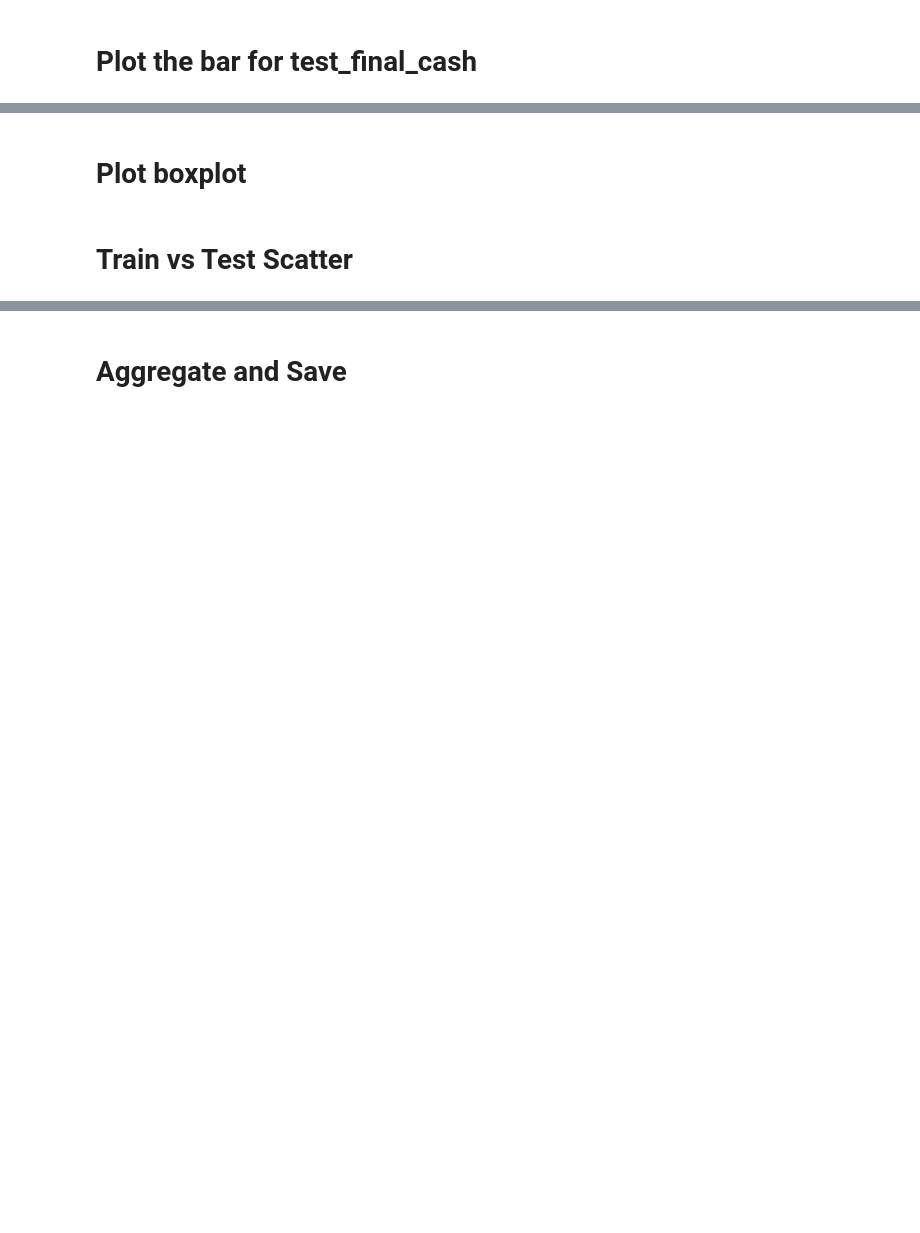
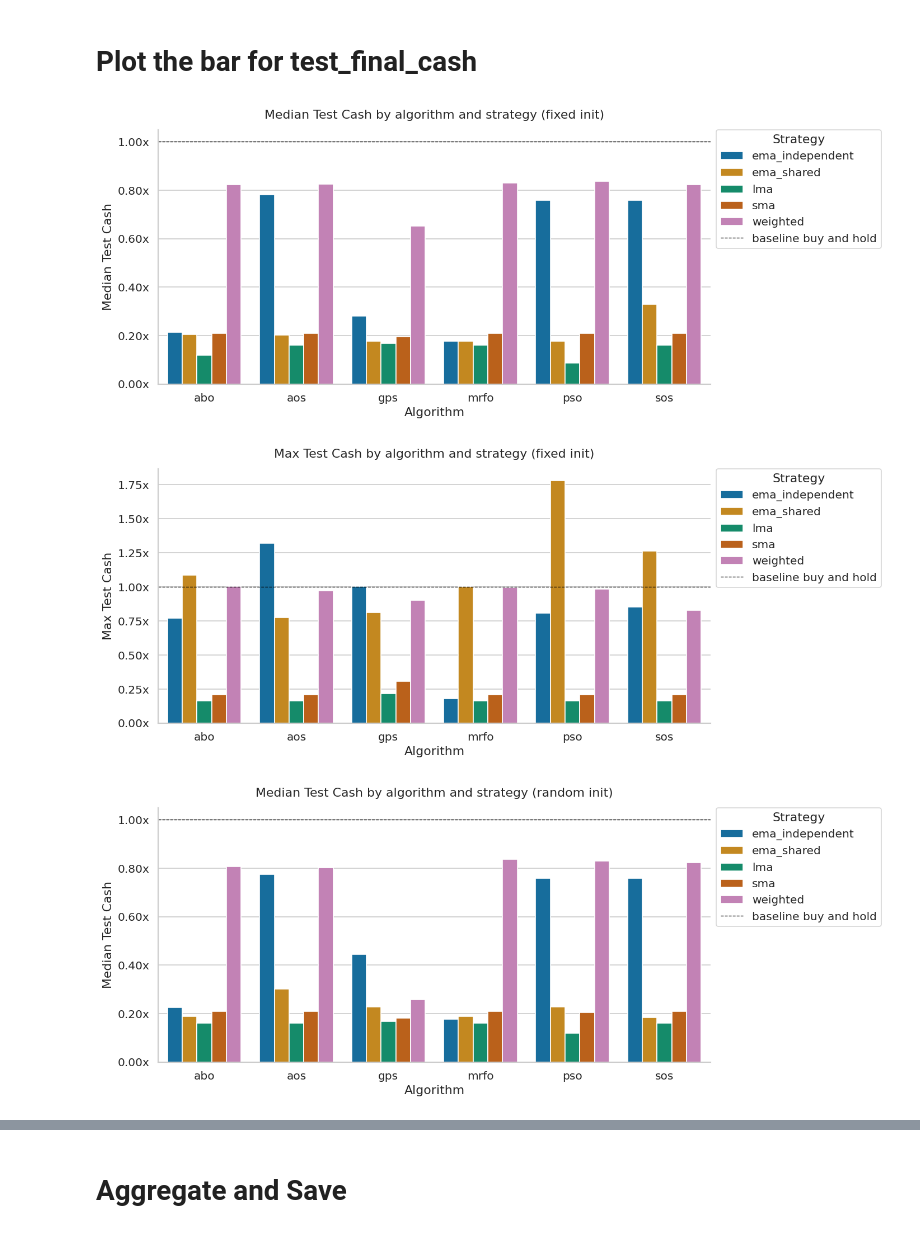
Before and after one commit to AndreHrs/trading-param-optimizer, a Jupyter notebook: notebook.ipynb, the cells around one changed output, grey strips where cells are left out. Drawn from its saved outputs; the diff is of its cells as text; code cells hidden in the pictures; blank space fills up the shorter version.

```diff
--- a/notebook.ipynb
+++ b/notebook.ipynb
@@ -253,0 +265,2 @@ Name: best_fitness, dtype: float64
+# %%
+df['bnh_ratio'] = df['test_final_cash'] / BUY_AND_HOLD_BENCHMARK
@@ -255,31 +359,51 @@ Name: best_fitness, dtype: float64
 # Plot the bar for test_final_cash
 # %%
 
-# Then your plot
-fig, ax = plt.subplots(figsize=(12, 5))
+def plot_bar(data_points, plot_type, init_point):
+    fig, ax = plt.subplots(figsize=(12, 5))
 
-medians = (df[df['start_mode'] == 'fixed']
-           .groupby(['algo', 'strategy'])['test_final_cash']
-           .median()
-           .reset_index())
+    sns.barplot(
+        data=data_points,
+        x='algo',
+        y='bnh_ratio',
+        hue='strategy',
+        palette='colorblind',   # distinguishable without relying on red/green
+        ax=ax
+    )
 
-sns.barplot(
-    data=medians,
-    x='algo',
-    y='test_final_cash',
-    hue='strategy',
-    palette='colorblind',   # distinguishable without relying on red/green
-    ax=ax
-)
+    # Reference line
+    ax.axhline(1, color='black', linewidth=0.8, linestyle='--', label='baseline buy and hold')
 
-# Reference line — starting capital
-ax.axhline(1000, color='black', linewidth=0.8, linestyle='--', label='starting capital')
+    ax.set_title(f'{plot_type} by algorithm and strategy ({init_point} init)', pad=12)
+    ax.set_xlabel('Algorithm')
+    ax.set_ylabel(f'{plot_type}')
+    ax.legend(title='Strategy', bbox_to_anchor=(1.01, 1), loc='upper left', borderaxespad=0)
+    ax.yaxis.set_major_formatter(plt.FuncFormatter(lambda x, _: f'{x:,.2f}x'))
 
-ax.set_title('Median test cash by algorithm and strategy (fixed init)', pad=12)
-ax.set_xlabel('Algorithm')
-ax.set_ylabel('Median test cash (USD)')
-ax.legend(title='Strategy', bbox_to_anchor=(1.01, 1), loc='upper left', borderaxespad=0)
-ax.yaxis.set_major_formatter(plt.FuncFormatter(lambda x, _: f'${x:,.0f}'))
+    plt.tight_layout()
+    plt.show()
 
-plt.tight_layout()
-plt.show()
+def group_data(df, initial_mode='fixed', group_type='median'):
+    grouped_data = (
+        df[df['start_mode'] == initial_mode]
+        .groupby(['algo', 'strategy'])['bnh_ratio']
+        .agg(group_type)
+        .reset_index()
+    )
+    return grouped_data
+
+plot_bar(group_data(df, initial_mode='fixed', group_type='median'),
+    plot_type='Median Test Cash', init_point='fixed')
+
+plot_bar(group_data(df, initial_mode='fixed', group_type='max'),
+    plot_type='Max Test Cash', init_point='fixed')
+
+plot_bar(group_data(df, initial_mode='random', group_type='median'),
+    plot_type='Median Test Cash', init_point='random')
+
+plot_bar(group_data(df, initial_mode='random', group_type='max'),
+    plot_type='Max Test Cash', init_point='random')
+# %% [output]
+[figure, added]
+[figure, added]
+[figure, added]
@@ -303,2 +410,0 @@ plt.tight_layout()
-# %% [markdown]
-# Plot boxplot
@@ -332,2 +410,0 @@ plt.tight_layout()
-# %% [markdown]
-# Train vs Test Scatter
```
Also changed, not shown: parts of 33 cells of this notebook, 12 other files.
